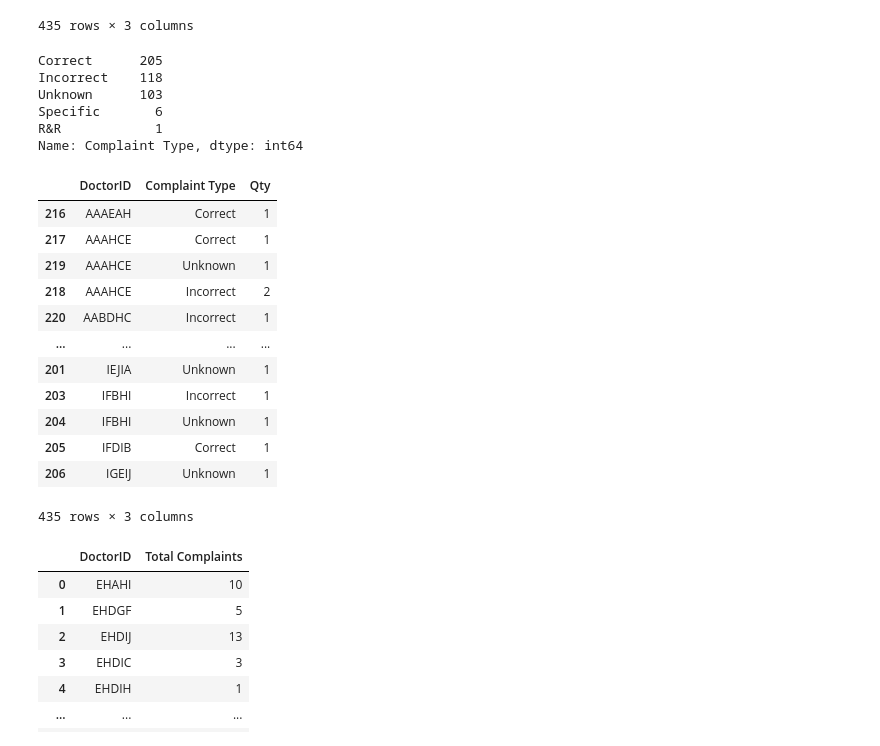
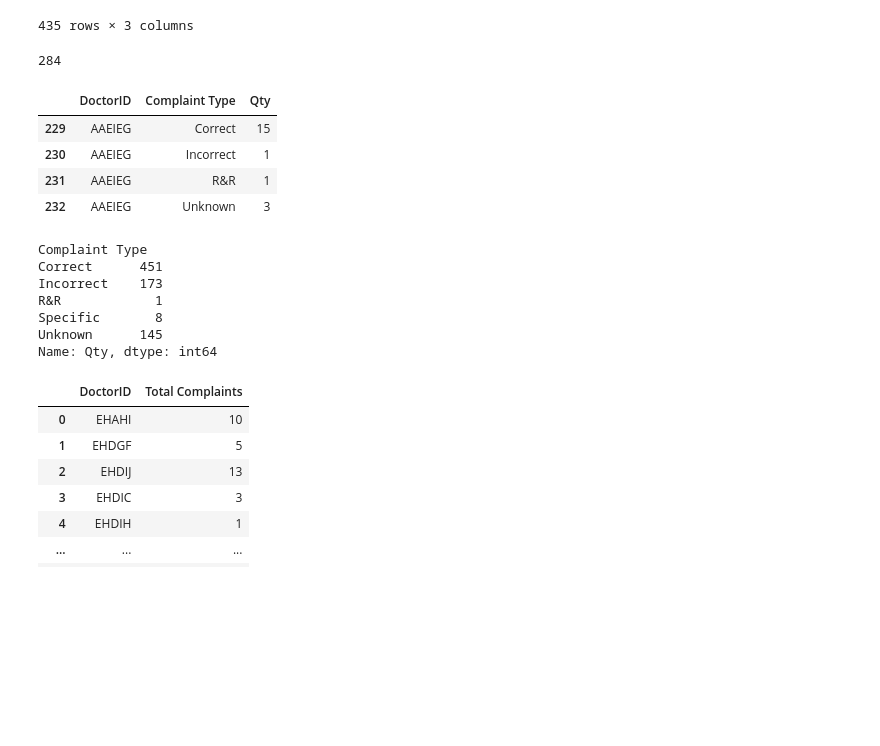
Before and after one commit to KBrandt57/COGS_118B_Project, a Jupyter notebook: eda_notebook.ipynb, the cells around one changed output. Drawn from its saved outputs; the diff is of its cells as text; code cells hidden in the pictures; blank space fills up the shorter version.

```diff
--- a/eda_notebook.ipynb
+++ b/eda_notebook.ipynb
@@ -481,44 +587,33 @@ complaints['Complaint Type'].value_counts()
 #complaints.describe()
 
 # complaints['DoctorID'].value_counts().describe()
+complaints['DoctorID'].nunique()
 # %% [output]
-Correct      205
-Incorrect    118
-Unknown      103
-Specific       6
-R&R            1
-Name: Complaint Type, dtype: int64
+284
 # %%
 #To answer question need to match up purchases and complaints. We could do this by taking doctors IDs and purchases from doctors dataframe
 #and complaint data from complaints. We know that single doctors are listed multiple times for complaints, under different categories. This may
 #be important information to preserve... but how to do that?
 
 # print(complaints['DoctorID'].value_counts())
 #We'll start by taking a look at those doctors with multiple entries to see what exactly that means
 complaints[complaints['DoctorID'] == 'AAEIEG']
-
-#What I think I need to do is group by doctor and then by complaint type...
-comp_group = pd.DataFrame(complaints['Complaint Type'].groupby(complaints['DoctorID']).value_counts())
-comp_group
-#OK so this got closer to what I was envisioning, but value counts is not the right thing to call here. We need to get the value of Qty in the last column
-
-# comp_group[comp_group['DoctorID'] == 'AAEIEG']
-complaints[complaints['DoctorID'] == 'AAEIEG']
-complaints.sort_values('DoctorID')
 # %% [output]
 |  | DoctorID | Complaint Type | Qty |
-| 216 | AAAEAH | Correct | 1 |
-| 217 | AAAHCE | Correct | 1 |
-| 219 | AAAHCE | Unknown | 1 |
-| 218 | AAAHCE | Incorrect | 2 |
-| 220 | AABDHC | Incorrect | 1 |
-| ... | ... | ... | ... |
-| 201 | IEJIA | Unknown | 1 |
-| 203 | IFBHI | Incorrect | 1 |
-| 204 | IFBHI | Unknown | 1 |
-| 205 | IFDIB | Correct | 1 |
-| 206 | IGEIJ | Unknown | 1 |
+| 229 | AAEIEG | Correct | 15 |
+| 230 | AAEIEG | Incorrect | 1 |
+| 231 | AAEIEG | R&R | 1 |
+| 232 | AAEIEG | Unknown | 3 |
-435 rows × 3 columns
+# %%
+complaints['Qty'].groupby(complaints['Complaint Type']).sum()
+# %% [output]
+Complaint Type
+Correct      451
+Incorrect    173
+R&R            1
+Specific       8
+Unknown      145
+Name: Qty, dtype: int64
 # %%
 #Get total complaints for each doctor
 
```
Also changed, not shown: parts of 26 cells of this notebook, 5 other files.
